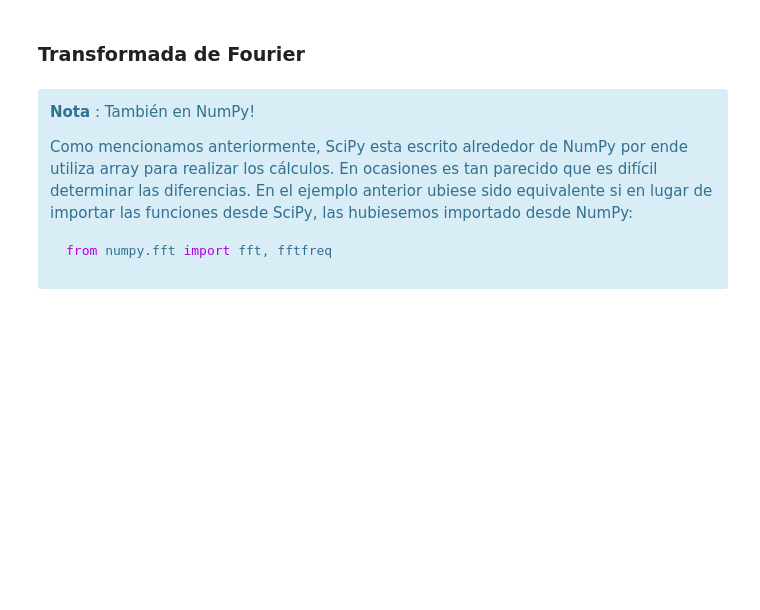
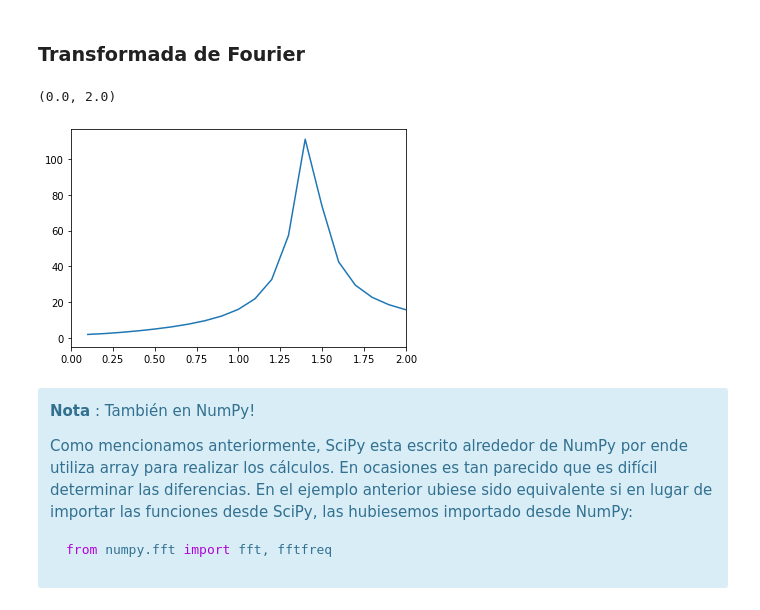
Before and after one commit to COFAlumni-USB/Physics-REBoot-Applied-Science-Bootcamp, a Jupyter notebook: Presentaciones_Ponentes/Dia 1/Paquetes_de_Python.ipynb, the cells around one changed output. Saved outputs shown, nothing was run; the diff lists cells and outputs as text; code cells hidden in the pictures; blank space fills up the shorter version.

```diff
--- a/Presentaciones_Ponentes/Dia 1/Paquetes_de_Python.ipynb
+++ b/Presentaciones_Ponentes/Dia 1/Paquetes_de_Python.ipynb
@@ -1093,7 +1431,7 @@ def dy(y, t, zeta, w0):
     x, p = y[0], y[1]
 
     dx = p
-    dp = -2 * zeta * w0 * p - w0**2 * x
+    dp = -2 * zeta * w0 * p - 2*w0**2 * x
 
     return [dx, dp]
 
@@ -1127,15 +1467,19 @@ from scipy.fft import fft, ifft, fftfreq
 # %%
 signal = y[:,0]#*numpy.sin(numpy.random.rand(1000)*3*t)
 
 fourier = fft(signal)
 n = signal.size
 timestep = t[1]-t[0]
 freq = fftfreq(n, d=timestep)
 
 # plt.plot(freq, abs(fourier))
 # plt.xlim(0,5);
 
 plt.plot(freq[numpy.where(freq > 0)], abs(fourier[numpy.where(freq > 0)]))
+plt.xlim(0,2)
+# %% [output]
+(0.0, 2.0)
+[figure, added]
 # %% [markdown]
 <div class="alert alert-block alert-info">
 
```
Also changed, not shown: parts of 134 cells of this notebook.
